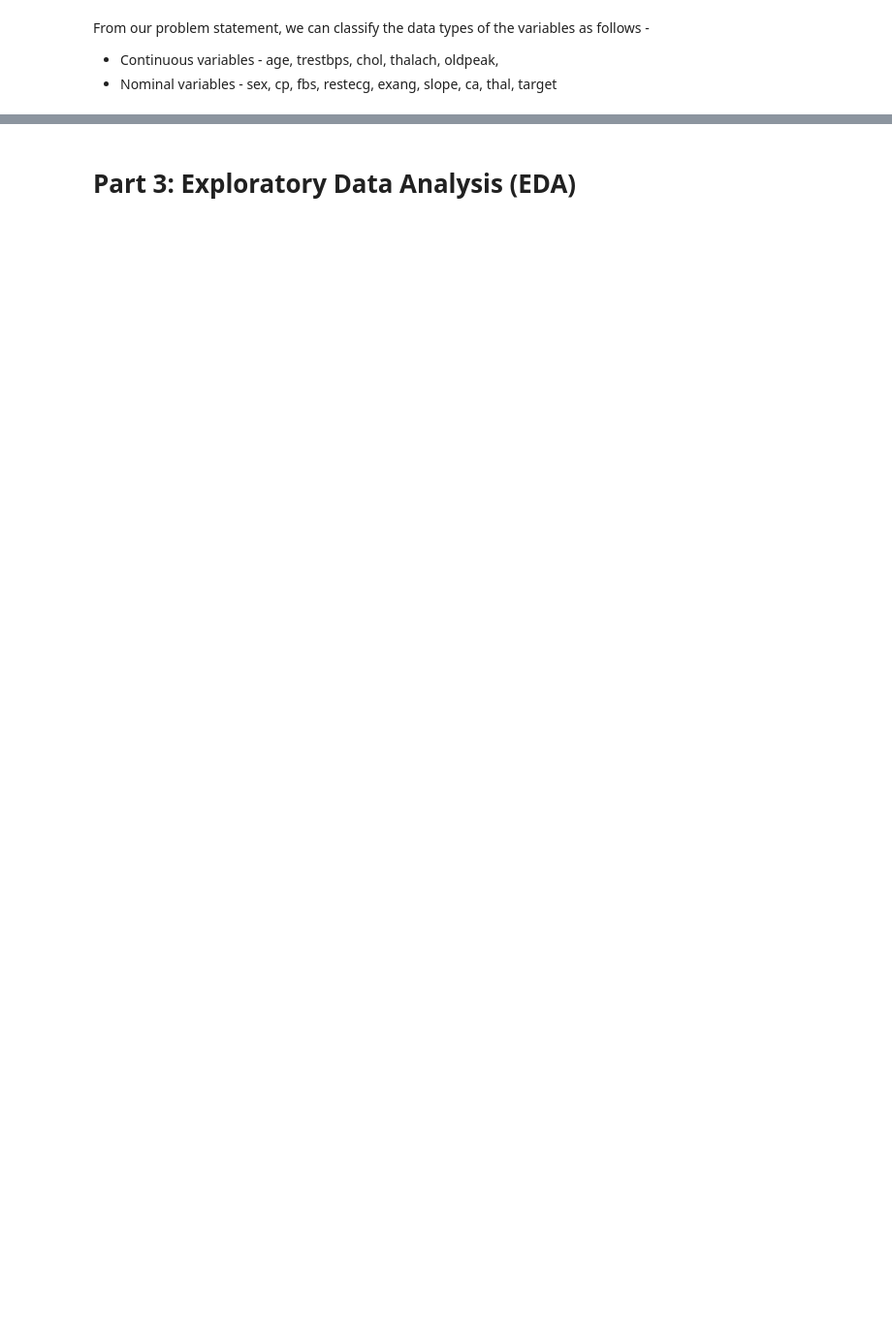
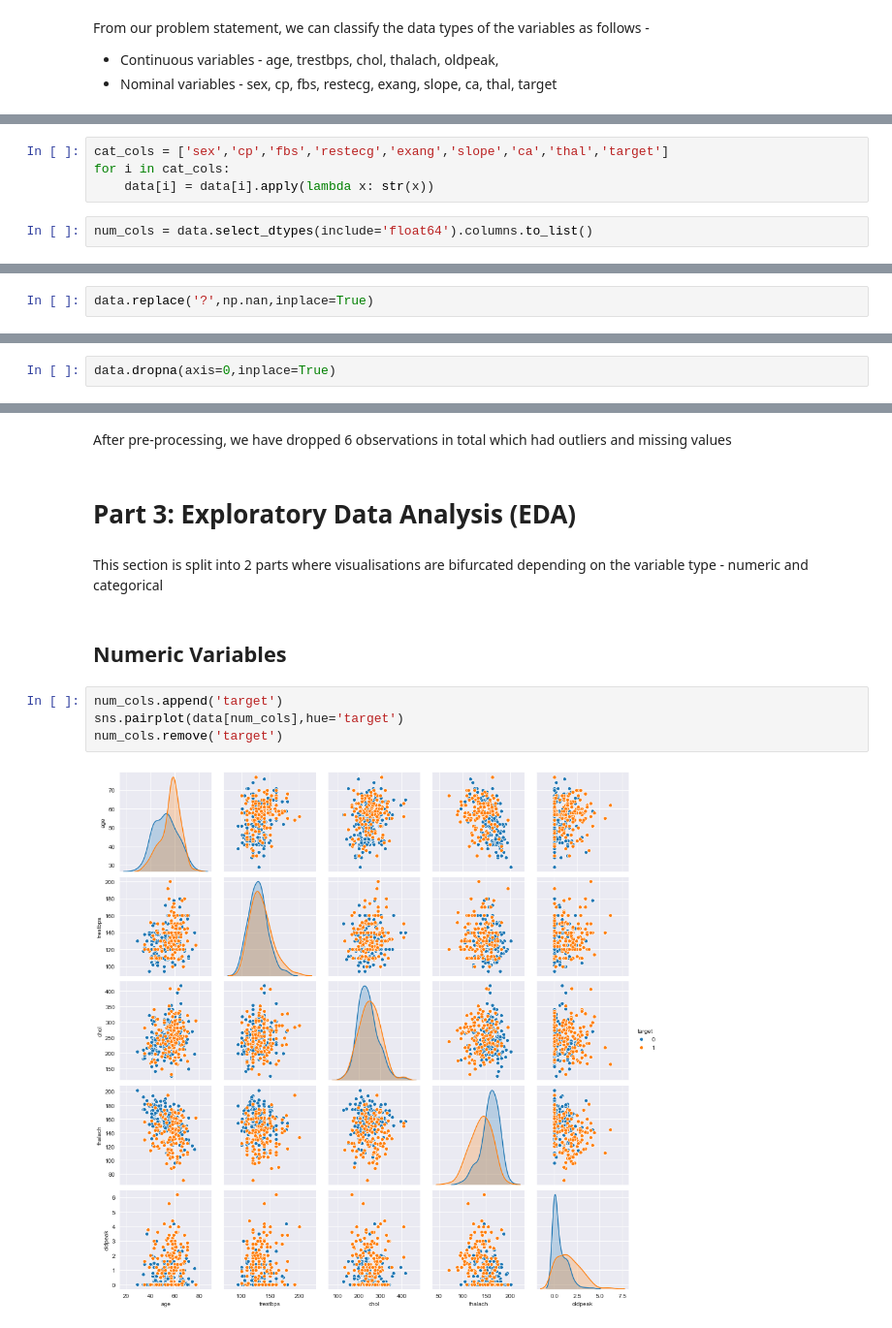
Before and after one commit to ishitashah23/learning-projects, a Jupyter notebook: Heart Disease Classification Project/Classification Project_Heart Disease.ipynb, the cells around one changed output, grey strips where cells are left out. Shown at 97% size. Cells and saved outputs as stored; diff of their text form; blank space fills up the shorter version.

```diff
--- a/Heart Disease Classification Project/Classification Project_Heart Disease.ipynb
+++ b/Heart Disease Classification Project/Classification Project_Heart Disease.ipynb
@@ -166,0 +190,6 @@ From our problem statement, we can classify the data types of the variables as f
+# %%
+cat_cols = ['sex','cp','fbs','restecg','exang','slope','ca','thal','target']
+for i in cat_cols:
+    data[i] = data[i].apply(lambda x: str(x))
+# %%
+num_cols = data.select_dtypes(include='float64').columns.to_list()
@@ -166,0 +237,2 @@ From our problem statement, we can classify the data types of the variables as f
+# %%
+data.replace('?',np.nan,inplace=True)
@@ -166,0 +259,2 @@ From our problem statement, we can classify the data types of the variables as f
+# %%
+data.dropna(axis=0,inplace=True)
@@ -167,2 +265,14 @@ From our problem statement, we can classify the data types of the variables as f
+# %% [markdown]
+After pre-processing, we have dropped 6 observations in total which had outliers and missing values
 # %% [markdown]
 # Part 3: Exploratory Data Analysis (EDA)
+# %% [markdown]
+This section is split into 2 parts where visualisations are bifurcated depending on the variable type - numeric and categorical
+# %% [markdown]
+## Numeric Variables
+# %%
+num_cols.append('target')
+sns.pairplot(data[num_cols],hue='target')
+num_cols.remove('target')
+# %% [output]
+[figure, added]
```
Also changed, not shown: parts of 29 cells of this notebook.
